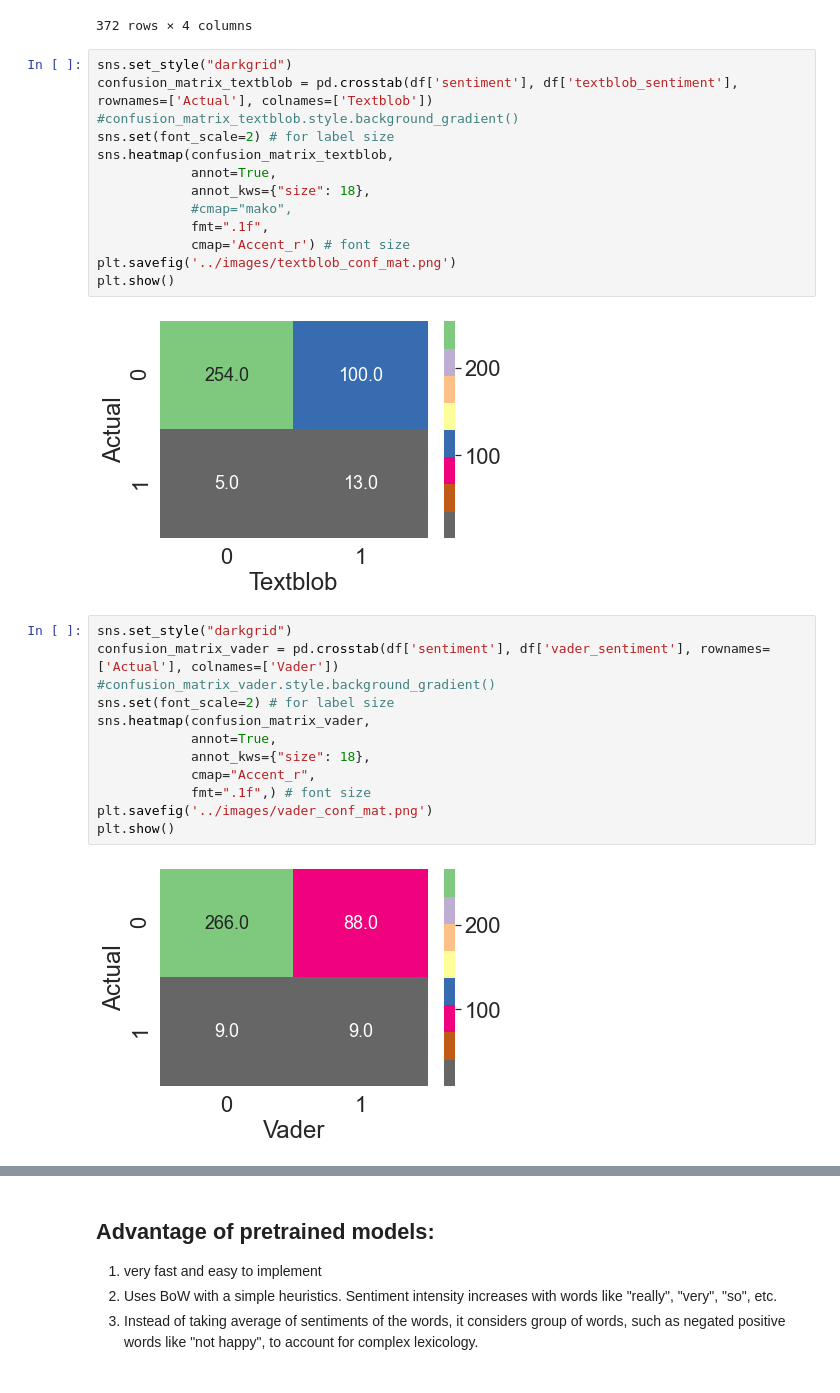
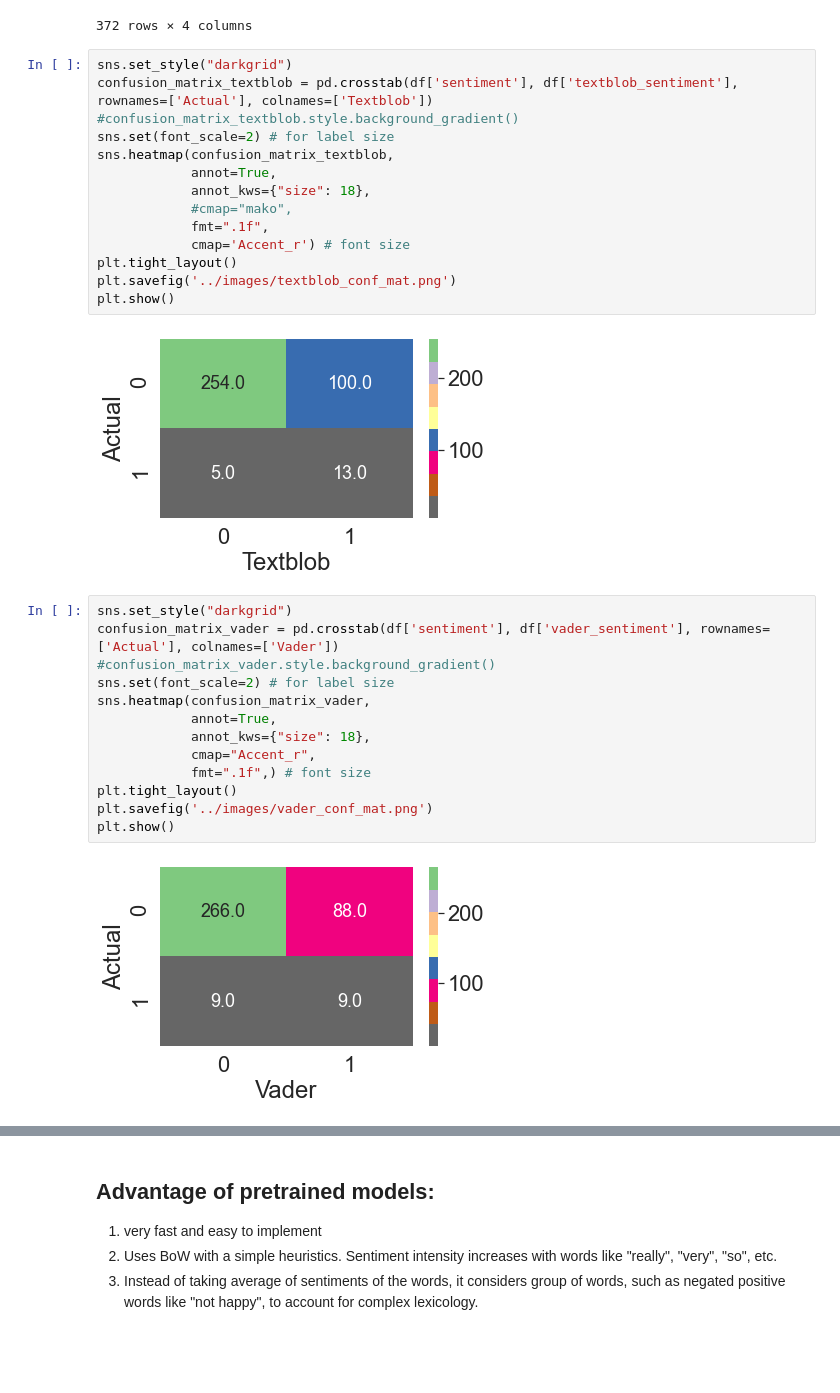
Before and after one commit to mamunm/sentiment_analysis, a Jupyter notebook: notebooks/pretrained_sentiment_analysis.ipynb, the cells around one changed output, grey strips where cells are left out. Saved outputs shown, nothing was run; the diff lists cells and outputs as text; blank space fills up the shorter version.

```diff
--- a/notebooks/pretrained_sentiment_analysis.ipynb
+++ b/notebooks/pretrained_sentiment_analysis.ipynb
@@ -109,18 +113,19 @@ df
 # %%
 sns.set_style("darkgrid")
 confusion_matrix_textblob = pd.crosstab(df['sentiment'], df['textblob_sentiment'], rownames=['Actual'], colnames=['Textblob'])
 #confusion_matrix_textblob.style.background_gradient()
 sns.set(font_scale=2) # for label size
 sns.heatmap(confusion_matrix_textblob,
             annot=True,
             annot_kws={"size": 18},
             #cmap="mako",
             fmt=".1f",
             cmap='Accent_r') # font size
+plt.tight_layout()
 plt.savefig('../images/textblob_conf_mat.png')
 plt.show()
 # %% [output]
-[figure, old version]
+[figure, new version]
 # %%
 sns.set_style("darkgrid")
 confusion_matrix_vader = pd.crosstab(df['sentiment'], df['vader_sentiment'], rownames=['Actual'], colnames=['Vader'])
@@ -131,10 +136,11 @@ sns.heatmap(confusion_matrix_vader,
             annot_kws={"size": 18},
             cmap="Accent_r",
             fmt=".1f",) # font size
+plt.tight_layout()
 plt.savefig('../images/vader_conf_mat.png')
 plt.show()
 # %% [output]
-[figure, old version]
+[figure, new version]
 # %%
 sns.set_style("darkgrid")
 confusion_matrix_flair = pd.crosstab(df['sentiment'], df['flair_sentiment'], rownames=['Actual'], colnames=['Flair'])
```
Also changed, not shown: parts of 10 cells of this notebook, 12 other files.
